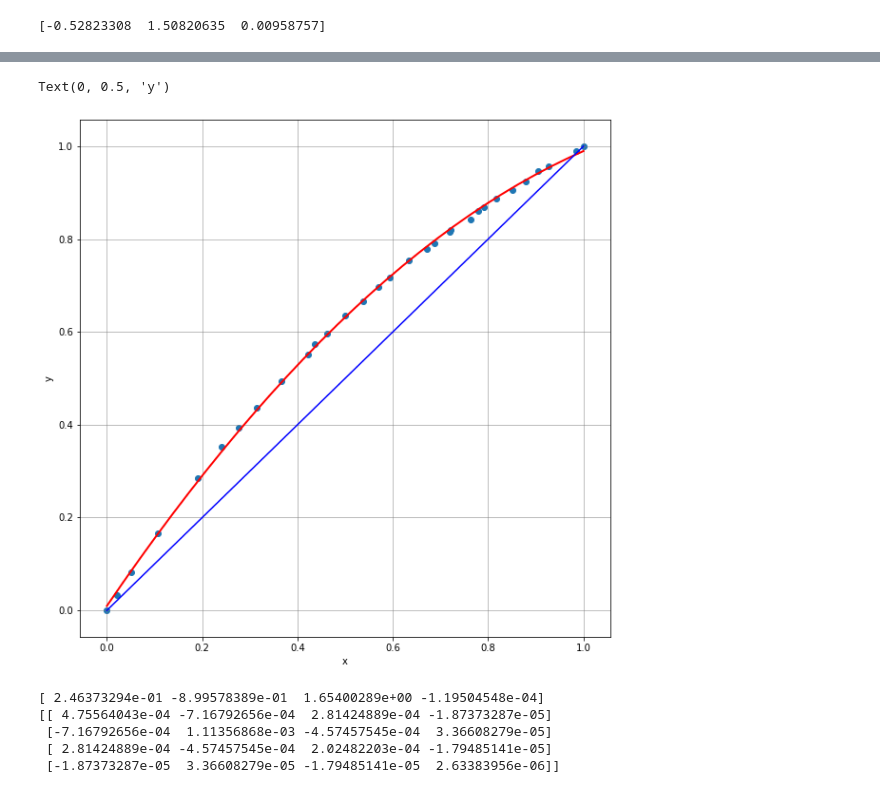
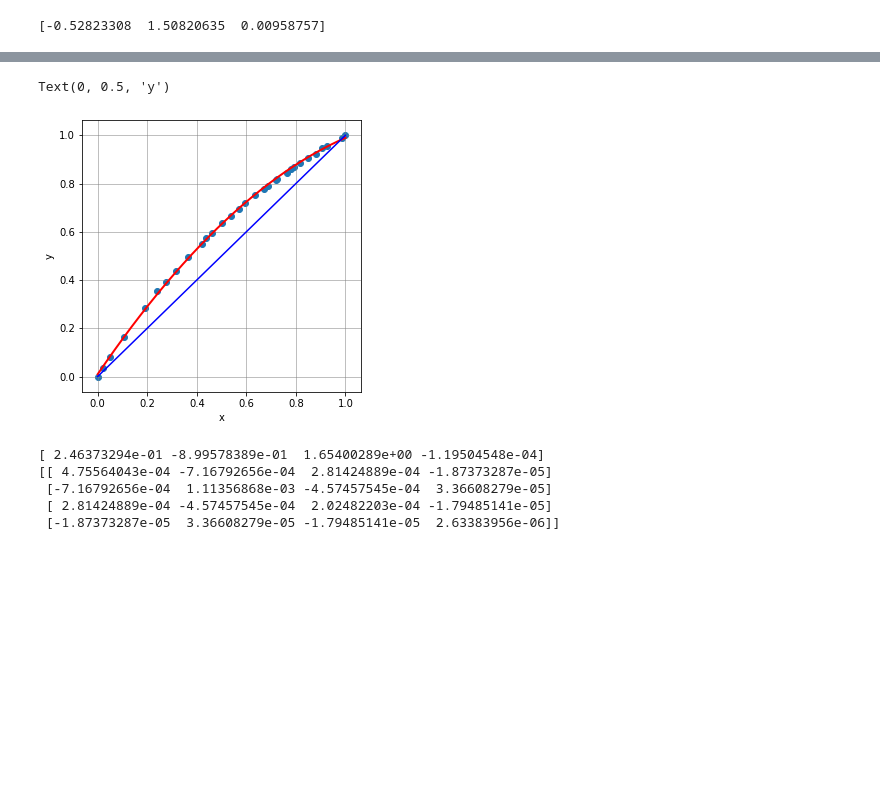
Before and after one commit to leegyuhi/oooooooooooooh, a Jupyter notebook: curve_fit.ipynb, the cells around one changed output, grey strips where cells are left out. Cells and saved outputs as stored; diff of their text form; code cells hidden in the pictures; blank space fills up the shorter version.

```diff
--- a/curve_fit.ipynb
+++ b/curve_fit.ipynb
@@ -5,21 +5,3 @@ import matplotlib as mpl
 import matplotlib.pyplot as plt
 import numpy as np
 import sympy
-# %%
-x1 = [0,0.0207,0.0517,0.1063,0.1914,0.2399,0.2761,0.3149,0.3653,0.4221,0.4359,0.4626,0.4999,0.5383,0.5699,0.5941,0.6334,0.6721,0.6869,0.7197,0.7222,0.7639,0.7795,0.7906,0.8167,0.8506,0.8791,0.9049,0.9266,0.9843,1]
-y1 = [0,0.034,0.08232,0.1652,0.2851,0.3528,0.3932,0.4366,0.4948,0.5513,0.5738,0.5964,0.6355,0.6662,0.6961,0.7179,0.7535,0.7778,0.7903,0.8151,0.8201,0.8424,0.8595,0.869,0.887,0.9055,0.9237,0.9469,0.9572,0.9905,1]
-
-x2 = np.linspace(0, 1, 30)
-y2 = x2
-
-fig, ax = plt.subplots()
-
-ax.plot(x1, y1, color="blue", label="y(x)")
-ax.plot(x2, y2, color="red", label="y'(x)")
-ax.grid(which="both", ls=':', lw=0.5)
-plt.scatter(x1, y1)
-
-ax.set_xlabel("x")
-ax.set_ylabel("y")
-
-ax.legend();
@@ -45,23 +17,25 @@ plt.show()
 # %%
-x1 = [0,0.0207,0.0517,0.1063,0.1914,0.2399,0.2761,0.3149,0.3653,0.4221,0.4359,0.4626,0.4999,0.5383,0.5699,0.5941,0.6334,0.6721,0.6869,0.7197,0.7222,0.7639,0.7795,0.7906,0.8167,0.8506,0.8791,0.9049,0.9266,0.9843,1]
-y1 = [0,0.034,0.08232,0.1652,0.2851,0.3528,0.3932,0.4366,0.4948,0.5513,0.5738,0.5964,0.6355,0.6662,0.6961,0.7179,0.7535,0.7778,0.7903,0.8151,0.8201,0.8424,0.8595,0.869,0.887,0.9055,0.9237,0.9469,0.9572,0.9905,1]
+x1 = [0,0.0207,0.0517,0.1063,0.1914,0.2399,0.2761,0.3149,0.3653,0.4221,0.4359,0.4626,0.4999,0.5383,0.5699,0.5941,
+      0.6334,0.6721,0.6869,0.7197,0.7222,0.7639,0.7795,0.7906,0.8167,0.8506,0.8791,0.9049,0.9266,0.9843,1]
+y1 = [0,0.034,0.08232,0.1652,0.2851,0.3528,0.3932,0.4366,0.4948,0.5513,0.5738,0.5964,0.6355,0.6662,0.6961,0.7179,
+      0.7535,0.7778,0.7903,0.8151,0.8201,0.8424,0.8595,0.869,0.887,0.9055,0.9237,0.9469,0.9572,0.9905,1]
 
 x2 = np.linspace(0, 1, 30)
 y2 = x2
 
-fig, ax = plt.subplots(figsize=(10, 10))
+fig, ax = plt.subplots(figsize=(5,5))
 
 plt.plot(x2, equilibrium(x2, *popt), color='red', linewidth=2)
 ax.plot(x2, y2, color="blue")
 plt.scatter(x1, y1)
 
 ax.grid(color="gray", which="both", ls='-', lw=0.5)
 
 ax.set_xlabel("x")
 ax.set_ylabel("y")
 # %% [output]
 Text(0, 0.5, 'y')
-[figure, old version]
+[figure, new version]
 # %%
 from scipy.optimize import curve_fit
 
```
Also changed, not shown: parts of 10 cells of this notebook.
